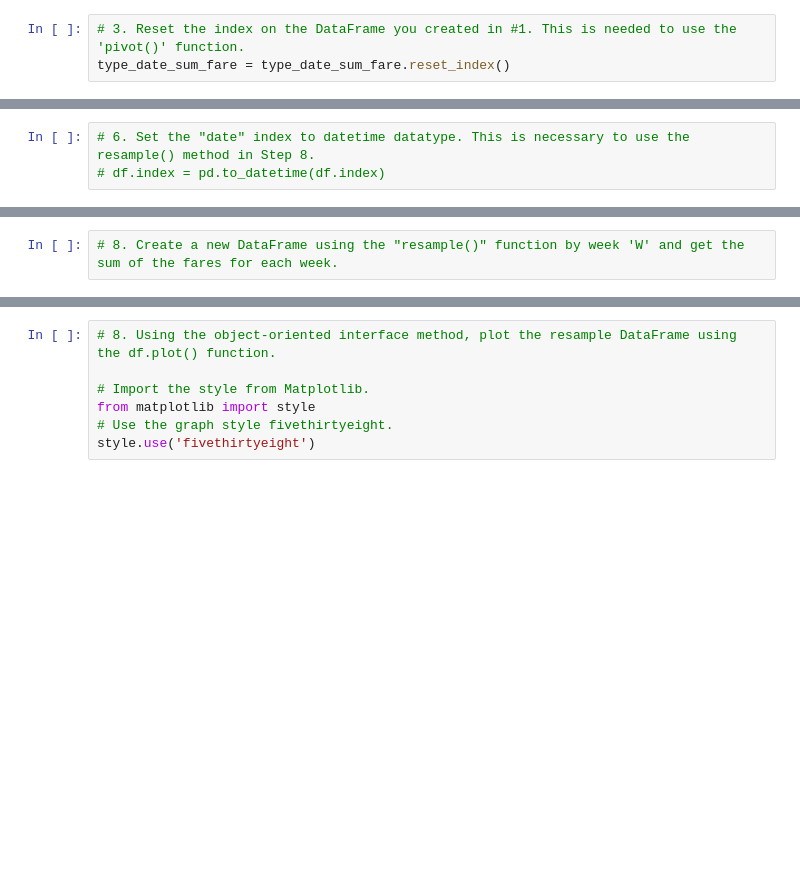
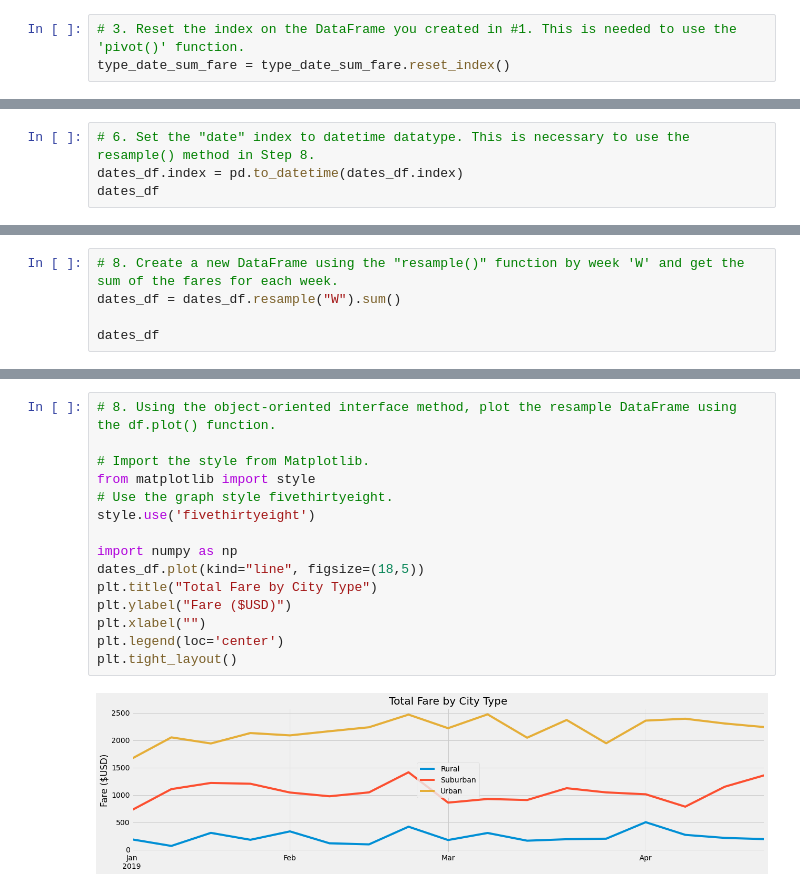
Before and after one commit to ScottyMacCVC/PyBer_Analysis, a Jupyter notebook: PyBer_Challenge.ipynb, the cells around one changed output, grey strips where cells are left out. Cells and saved outputs as stored; diff of their text form; blank space fills up the shorter version.

```diff
--- a/PyBer_Challenge.ipynb
+++ b/PyBer_Challenge.ipynb
@@ -204,3 +202,4 @@ dates_df
 # %%
 # 6. Set the "date" index to datetime datatype. This is necessary to use the resample() method in Step 8.
-# df.index = pd.to_datetime(df.index)
+dates_df.index = pd.to_datetime(dates_df.index)
+dates_df
@@ -209,2 +235,5 @@ dates_df
 # %%
 # 8. Create a new DataFrame using the "resample()" function by week 'W' and get the sum of the fares for each week.
+dates_df = dates_df.resample("W").sum()
+
+dates_df
@@ -211,7 +260,17 @@ dates_df
 # %%
 # 8. Using the object-oriented interface method, plot the resample DataFrame using the df.plot() function.
 
 # Import the style from Matplotlib.
 from matplotlib import style
 # Use the graph style fivethirtyeight.
 style.use('fivethirtyeight')
+
+import numpy as np
+dates_df.plot(kind="line", figsize=(18,5))
+plt.title("Total Fare by City Type")
+plt.ylabel("Fare ($USD)")
+plt.xlabel("")
+plt.legend(loc='center')
+plt.tight_layout()
+# %% [output]
+[figure, added]
```
Also changed, not shown: parts of 5 cells of this notebook, 5 other files.
